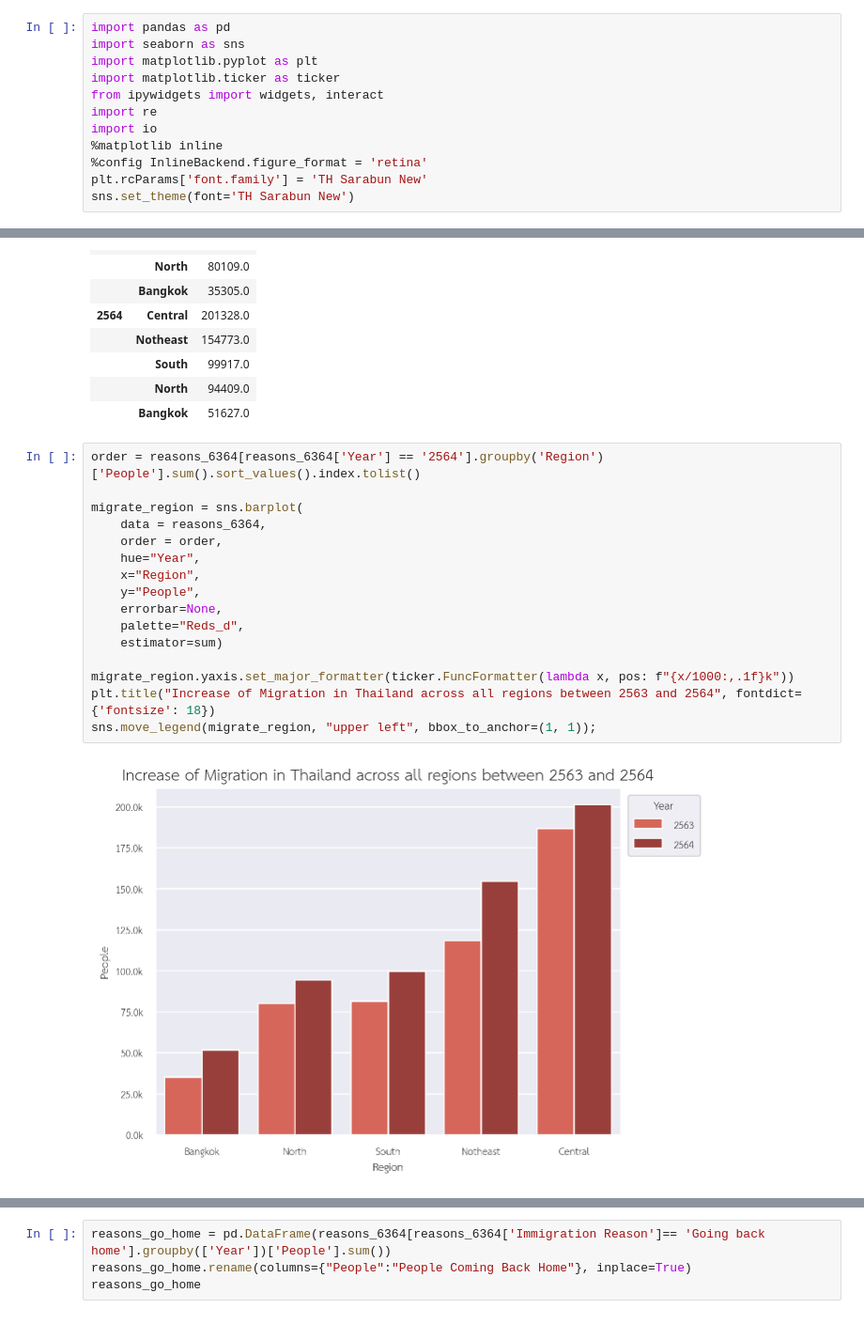
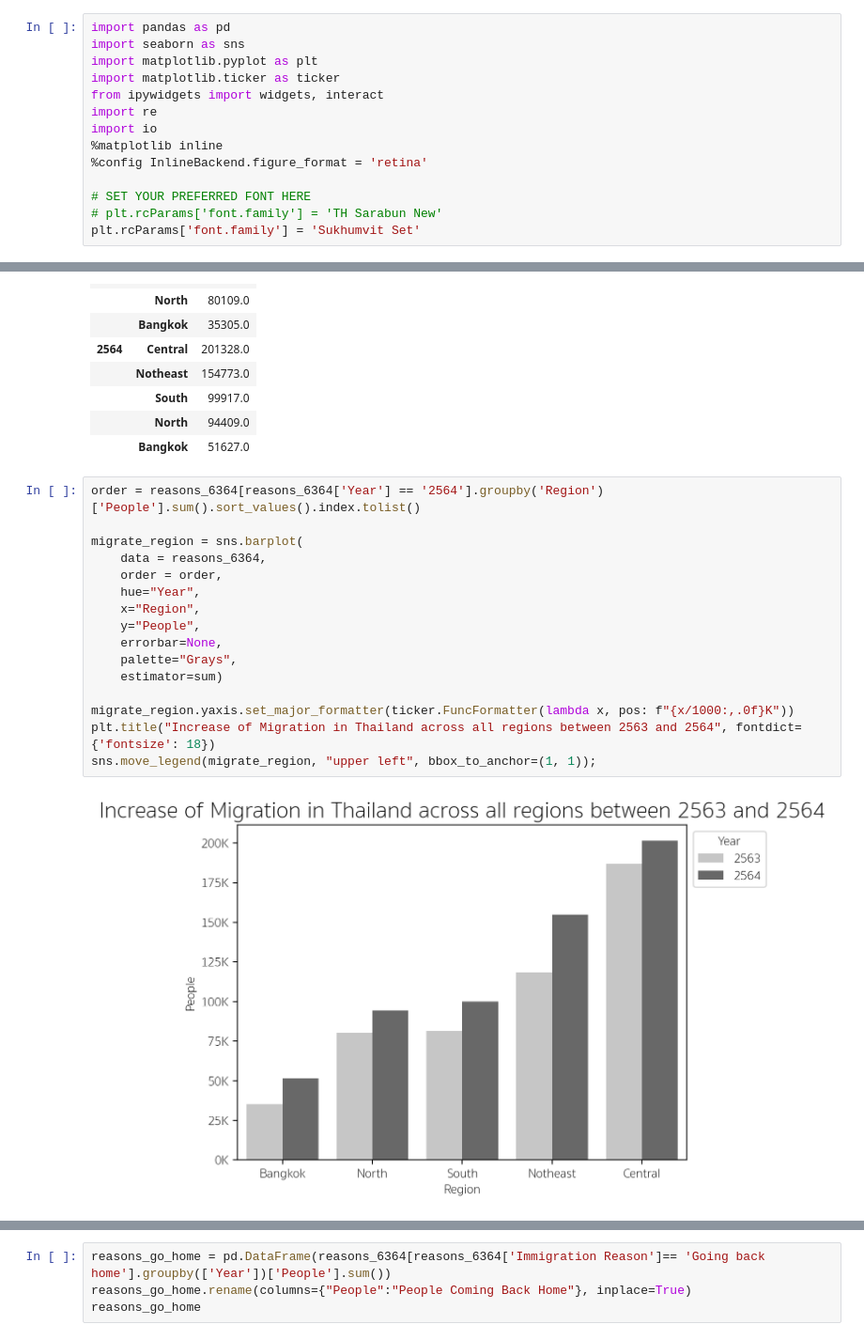
Before and after one commit to Zylink2/Machine_Learning_Project_2, a Jupyter notebook: notebook3.ipynb, the cells around one changed output, grey strips where cells are left out. Shown at 94% size. Cells and saved outputs as stored; diff of their text form.

```diff
--- a/notebook3.ipynb
+++ b/notebook3.ipynb
@@ -72,8 +79,10 @@ import re
 import io
 %matplotlib inline
 %config InlineBackend.figure_format = 'retina'
-plt.rcParams['font.family'] = 'TH Sarabun New'
-sns.set_theme(font='TH Sarabun New')
+
+# SET YOUR PREFERRED FONT HERE
+# plt.rcParams['font.family'] = 'TH Sarabun New'
+plt.rcParams['font.family'] = 'Sukhumvit Set'
 # %% [markdown]
 ## ข้อมูลการย้ายถิ่นฐาน แบ่งตามเหตุผลที่ย้ายและภูมิภาคที่ย้ายไป
 
@@ -462,19 +473,19 @@ df.sort_values(by=['Year','People'], ascending=[True, False])
 # %%
 order = reasons_6364[reasons_6364['Year'] == '2564'].groupby('Region')['People'].sum().sort_values().index.tolist()
 
 migrate_region = sns.barplot(
     data = reasons_6364,
     order = order,
     hue="Year",
     x="Region",
     y="People",
     errorbar=None,
-    palette="Reds_d",
+    palette="Grays",
     estimator=sum)
 
-migrate_region.yaxis.set_major_formatter(ticker.FuncFormatter(lambda x, pos: f"{x/1000:,.1f}k"))
+migrate_region.yaxis.set_major_formatter(ticker.FuncFormatter(lambda x, pos: f"{x/1000:,.0f}K"))
 plt.title("Increase of Migration in Thailand across all regions between 2563 and 2564", fontdict={'fontsize': 18})
 sns.move_legend(migrate_region, "upper left", bbox_to_anchor=(1, 1));
 # %% [output]
-[figure, old version]
+[figure, new version]
 # %% [markdown]
```
Also changed, not shown: parts of 43 cells of this notebook.
